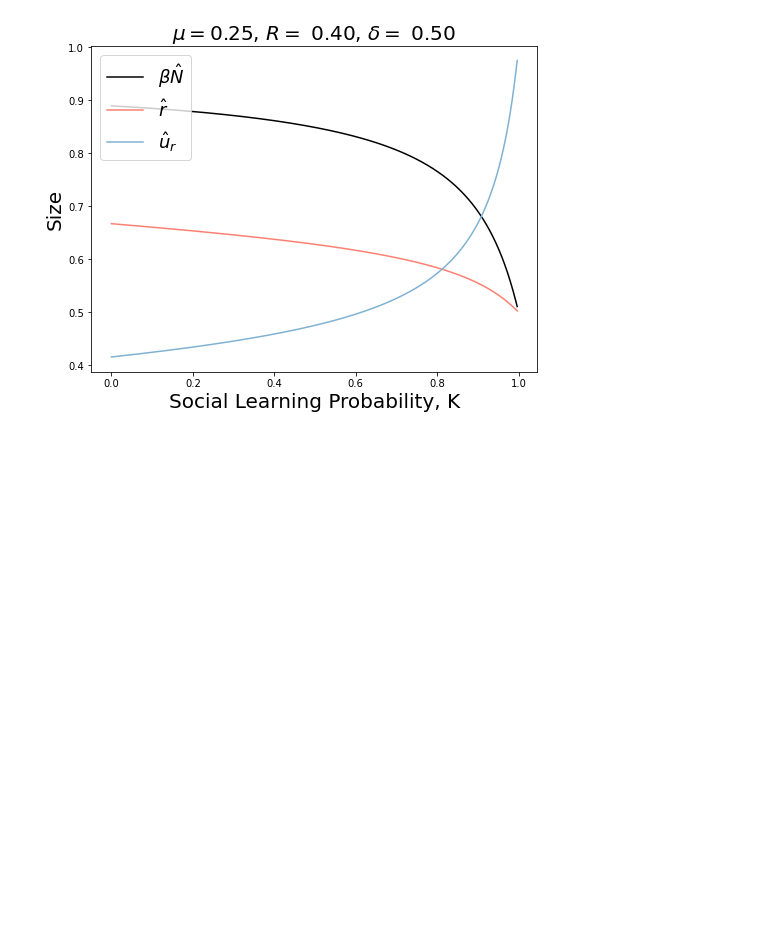
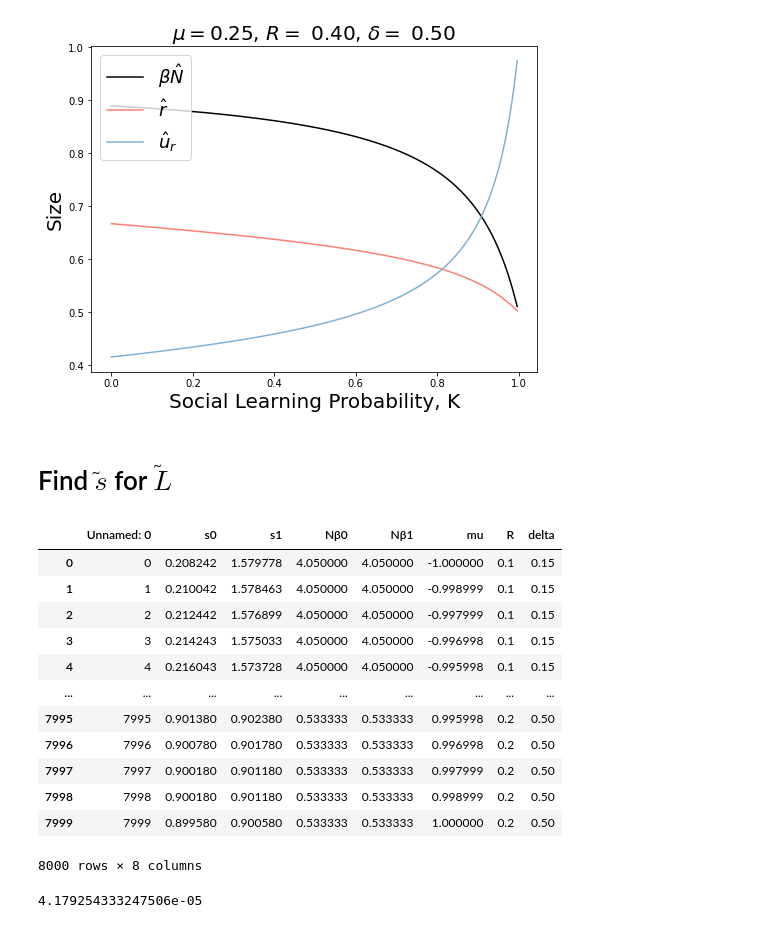
Before and after one commit to taliaborofsky/PopDyn_NoDelay, a Jupyter notebook: Analysis_Optimal_s.ipynb, the cells around one changed output. Cells and saved outputs as stored; diff of their text form; code cells hidden in the pictures; blank space fills up the shorter version.

Commit message:
stilde

```diff
--- a/Analysis_Optimal_s.ipynb
+++ b/Analysis_Optimal_s.ipynb
@@ -191,3 +410,5 @@ The CP behavior takes over the population as K increases to 1. Social learning s
 # %% [output]
 Text(0.5, 1.0, '$\\mu = $0.25, $R = $ 0.40, $\\delta = $ 0.50')
 [figure]
+# %% [markdown]
+# Find $ \tilde{s}$ for $\tilde{L}$
@@ -193,0 +419,58 @@ Text(0.5, 1.0, '$\\mu = $0.25, $R = $ 0.40, $\\delta = $ 0.50')
+# %%
+#Rvals = np.array([0.1, 0.1, 0.4, 0.2])
+#δvals = np.array([0.15, 0.2, 0.5, 0.5])
+Rvals = np.array([0.1, 0.1, 0.1, 0.5])
+δvals = np.array([0.2,0.5, 0.6, 0.8])
+muvals = np.array([-0.5,0])
+#muvals = np.linspace(-1,1,2000)
+if run_generate_stildevecs:
+    cores = mp.cpu_count()
+
+    # get parameters from df generated when found sstar plots
+    df = pd.read_csv('lines_sstar.csv')
+    df = df.drop(labels = 'Unnamed: 0', axis = 1)
+    array_param_vecs = df[['mu','R','delta']].values
+
+    # split array of parameters over the cores
+
+    array_param_vecs_split = np.array_split(array_param_vecs,2)
+    array_param_vecs_split = list(map(np.transpose,array_param_vecs_split))
+
+
+    # Step 1: Initiate Pool
+    pool = Pool(cores)
+
+    # Map function to find s_tilde to the pool
+    out = np.vstack(pool.map(find_s_tilde_v,list_param_vecs_split))
+    s_out = np.vstack(out)
+
+    pool.close()
+    pool.join()
+    pool.clear()
+
+    df['s_tilde'] = s
+
+    #stilde = outmat.T
+    #df = pd.DataFrame({'s0':s0, 's1':s1, 'Nβ0':Nβ0, 'Nβ1':Nβ1,
+    #                  'mu':μ, 'R':R, 'delta':δ })
+    #df = df.drop(labels = 'Unnamed: 0', axis = 1)
+    #df.to_csv('lines_sstar.csv')
+else:
+    df = pd.read_csv('lines_sstar.csv')
+#df = df.drop(labels = 'Unnamed: 0', axis = 1)
+# %%
+df
+# %% [output]
+|  | Unnamed: 0 | s0 | s1 | Nβ0 | Nβ1 | mu | R | delta |
+| 0 | 0 | 0.208242 | 1.579778 | 4.050000 | 4.050000 | -1.000000 | 0.1 | 0.15 |
+| 1 | 1 | 0.210042 | 1.578463 | 4.050000 | 4.050000 | -0.998999 | 0.1 | 0.15 |
+| 2 | 2 | 0.212442 | 1.576899 | 4.050000 | 4.050000 | -0.997999 | 0.1 | 0.15 |
+| 3 | 3 | 0.214243 | 1.575033 | 4.050000 | 4.050000 | -0.996998 | 0.1 | 0.15 |
+| 4 | 4 | 0.216043 | 1.573728 | 4.050000 | 4.050000 | -0.995998 | 0.1 | 0.15 |
+| ... | ... | ... | ... | ... | ... | ... | ... | ... |
+| 7995 | 7995 | 0.901380 | 0.902380 | 0.533333 | 0.533333 | 0.995998 | 0.2 | 0.50 |
+| 7996 | 7996 | 0.900780 | 0.901780 | 0.533333 | 0.533333 | 0.996998 | 0.2 | 0.50 |
+| 7997 | 7997 | 0.900180 | 0.901180 | 0.533333 | 0.533333 | 0.997999 | 0.2 | 0.50 |
+| 7998 | 7998 | 0.900180 | 0.901180 | 0.533333 | 0.533333 | 0.998999 | 0.2 | 0.50 |
+| 7999 | 7999 | 0.899580 | 0.900580 | 0.533333 | 0.533333 | 1.000000 | 0.2 | 0.50 |
+8000 rows × 8 columns
@@ -193,0 +486,4 @@ Text(0.5, 1.0, '$\\mu = $0.25, $R = $ 0.40, $\\delta = $ 0.50')
+# %%
+L - ( K0*uhat + pc0*rhat/(rhat+R))
+# %% [output]
+4.179254333247506e-05
```
Also changed, not shown: parts of 21 cells of this notebook, 6 other files.
